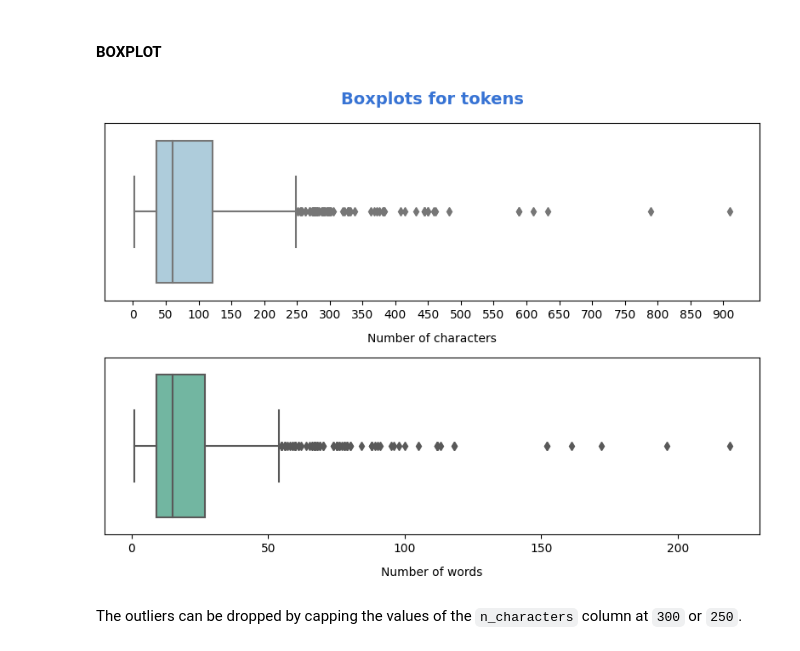
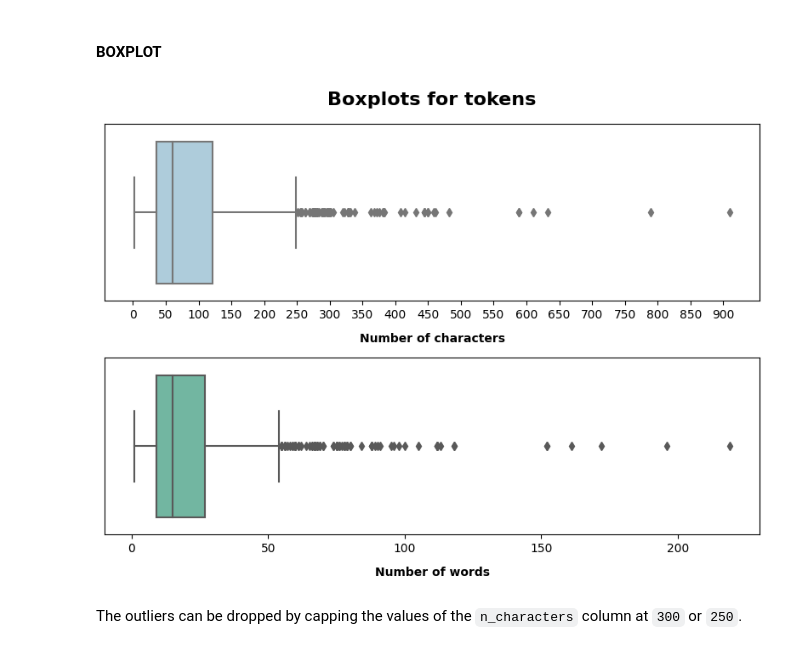
Before and after one commit to nirmit27/ds-and-ml, a Jupyter notebook: ML/Notebooks/sms-spam-classifier.ipynb, the cells around one changed output. Drawn from its saved outputs; the diff is of its cells as text; code cells hidden in the pictures.

```diff
--- a/ML/Notebooks/sms-spam-classifier.ipynb
+++ b/ML/Notebooks/sms-spam-classifier.ipynb
@@ -169,21 +156,21 @@ A lot of outliers are observable under the **ham** class in the above plot.
 #### BOXPLOT
 # %%
 fig, ax = plt.subplots(2, 1, figsize=(8, 6), sharex=False)
-fig.suptitle("Boxplots for tokens", size=14, weight='bold', color='#3773d4')
+fig.suptitle("Boxplots for tokens", size=16, weight='bold')
 
 sns.boxplot(x='n_characters', data=df, palette=sns.color_palette('Paired'), ax=ax[0])
-ax[0].set_xlabel("Number of characters", size=10, labelpad=10)
+ax[0].set_xlabel("Number of characters", size=10, labelpad=10, fontweight='bold')
 ax[0].set_yticks([])
 ax[0].set_xticks([i for i in range(0, 950, 50)])
 
 sns.boxplot(x='n_words', data=df, palette=sns.color_palette('Set2'), ax=ax[1])
-ax[1].set_xlabel("Number of words", size=10, labelpad=10)
+ax[1].set_xlabel("Number of words", size=10, labelpad=10, fontweight='bold')
 ax[1].set_yticks([])
 
 plt.tight_layout()
 plt.show()
 # %% [output]
-[figure, old version]
+[figure, new version]
 # %% [markdown]
 The outliers can be dropped by capping the values of the `n_characters` column at `300` or `250`.
 # %% [markdown]
```
Also changed, not shown: parts of 10 cells of this notebook.
